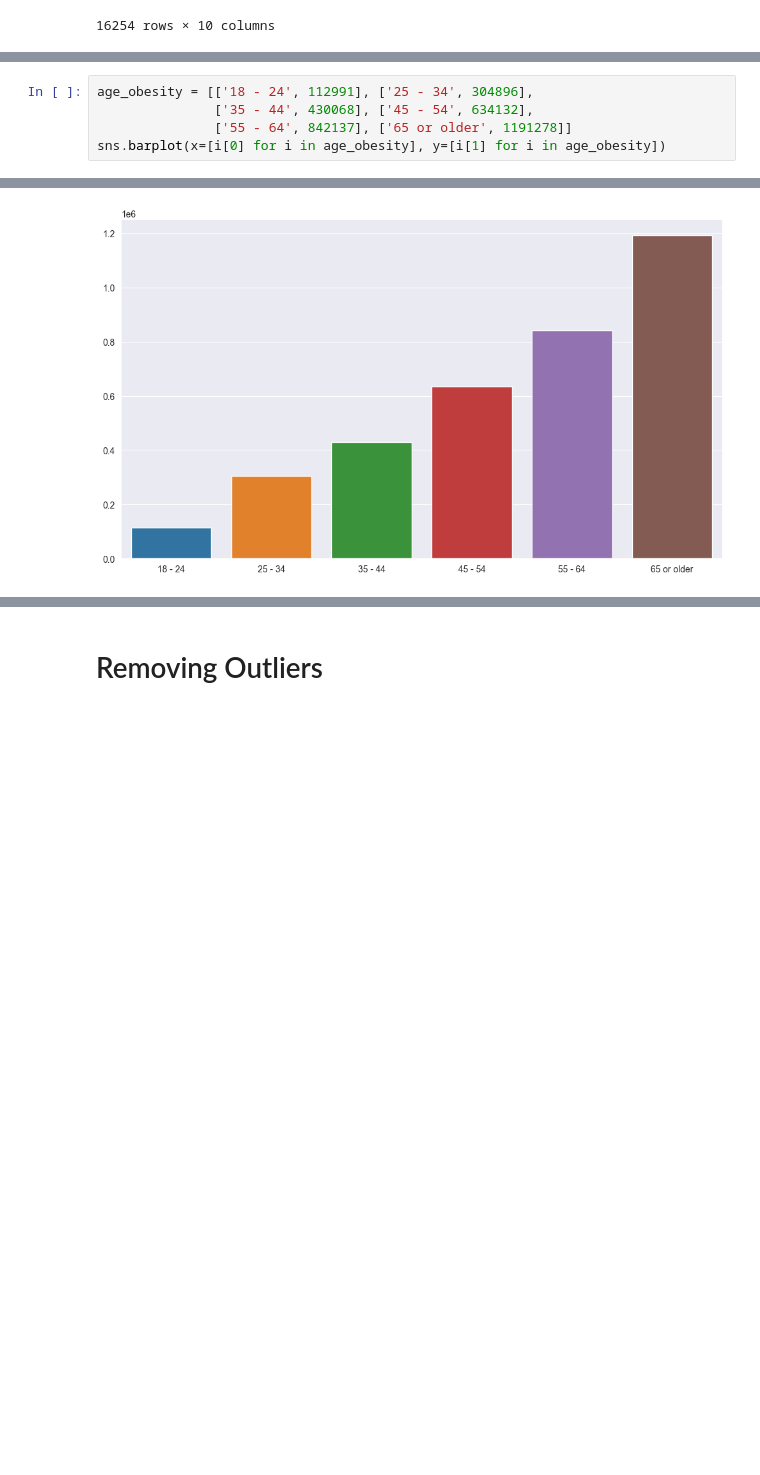
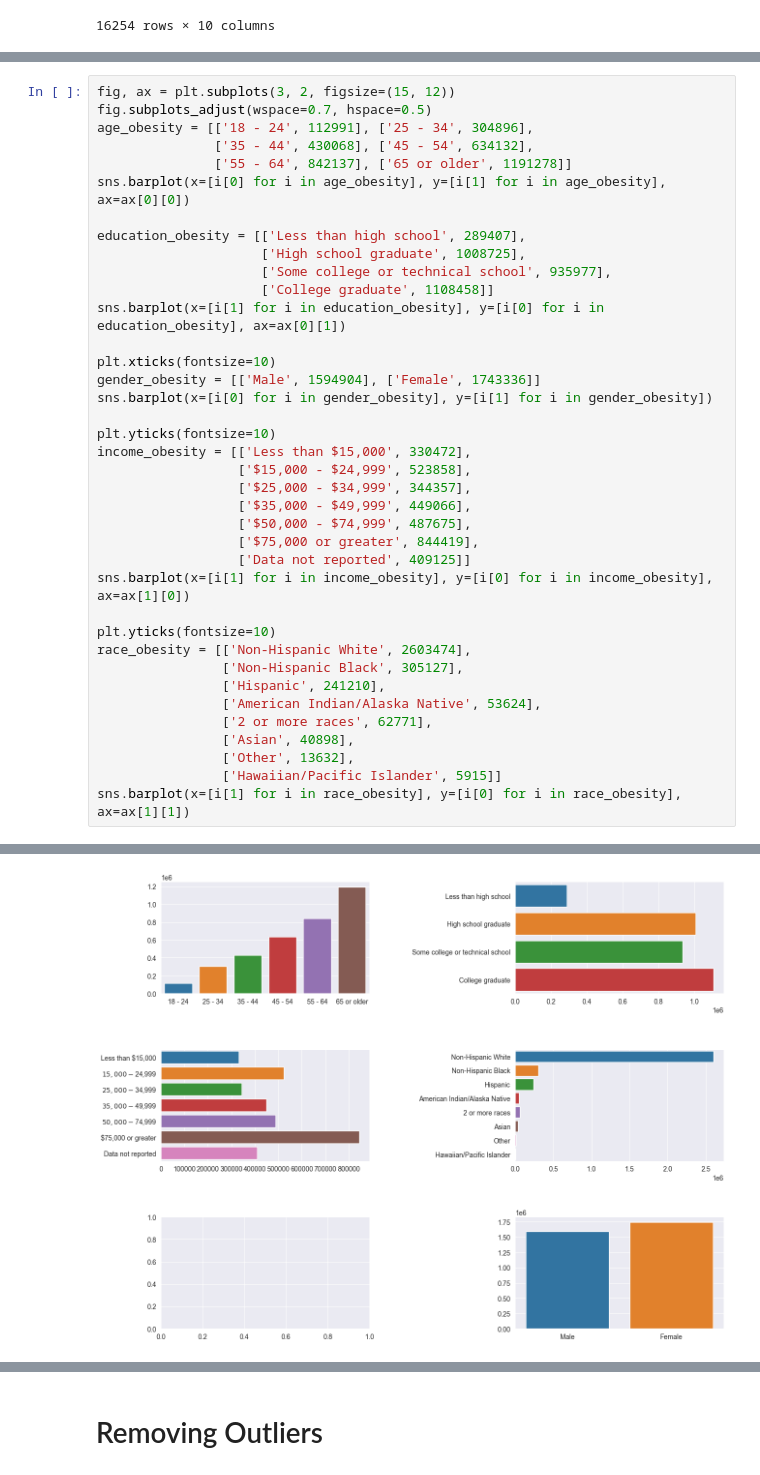
Before and after one commit to bhavan-bhatt/Gnosis-CP01, a Jupyter notebook: Pratham - 202311022/cp_1.ipynb, the cells around one changed output, grey strips where cells are left out. Drawn from its saved outputs; the diff is of its cells as text; blank space fills up the shorter version.

```diff
--- a/Pratham - 202311022/cp_1.ipynb
+++ b/Pratham - 202311022/cp_1.ipynb
@@ -77,8 +78,41 @@ obesity_df
 # %%
+fig, ax = plt.subplots(3, 2, figsize=(15, 12))
+fig.subplots_adjust(wspace=0.7, hspace=0.5)
 age_obesity = [['18 - 24', 112991], ['25 - 34', 304896],
                ['35 - 44', 430068], ['45 - 54', 634132],
                ['55 - 64', 842137], ['65 or older', 1191278]]
-sns.barplot(x=[i[0] for i in age_obesity], y=[i[1] for i in age_obesity])
+sns.barplot(x=[i[0] for i in age_obesity], y=[i[1] for i in age_obesity], ax=ax[0][0])
+
+education_obesity = [['Less than high school', 289407],
+                     ['High school graduate', 1008725],
+                     ['Some college or technical school', 935977],
+                     ['College graduate', 1108458]]
+sns.barplot(x=[i[1] for i in education_obesity], y=[i[0] for i in education_obesity], ax=ax[0][1])
+
+plt.xticks(fontsize=10)
+gender_obesity = [['Male', 1594904], ['Female', 1743336]]
+sns.barplot(x=[i[0] for i in gender_obesity], y=[i[1] for i in gender_obesity])
+
+plt.yticks(fontsize=10)
+income_obesity = [['Less than $15,000', 330472],
+                  ['$15,000 - $24,999', 523858],
+                  ['$25,000 - $34,999', 344357],
+                  ['$35,000 - $49,999', 449066],
+                  ['$50,000 - $74,999', 487675],
+                  ['$75,000 or greater', 844419],
+                  ['Data not reported', 409125]]
+sns.barplot(x=[i[1] for i in income_obesity], y=[i[0] for i in income_obesity], ax=ax[1][0])
+
+plt.yticks(fontsize=10)
+race_obesity = [['Non-Hispanic White', 2603474],
+                ['Non-Hispanic Black', 305127],
+                ['Hispanic', 241210],
+                ['American Indian/Alaska Native', 53624],
+                ['2 or more races', 62771],
+                ['Asian', 40898],
+                ['Other', 13632],
+                ['Hawaiian/Pacific Islander', 5915]]
+sns.barplot(x=[i[1] for i in race_obesity], y=[i[0] for i in race_obesity], ax=ax[1][1])
 # %% [output]
 <Axes: >
-[figure, old version]
+[figure, new version]
```
Also changed, not shown: parts of 19 cells of this notebook.
